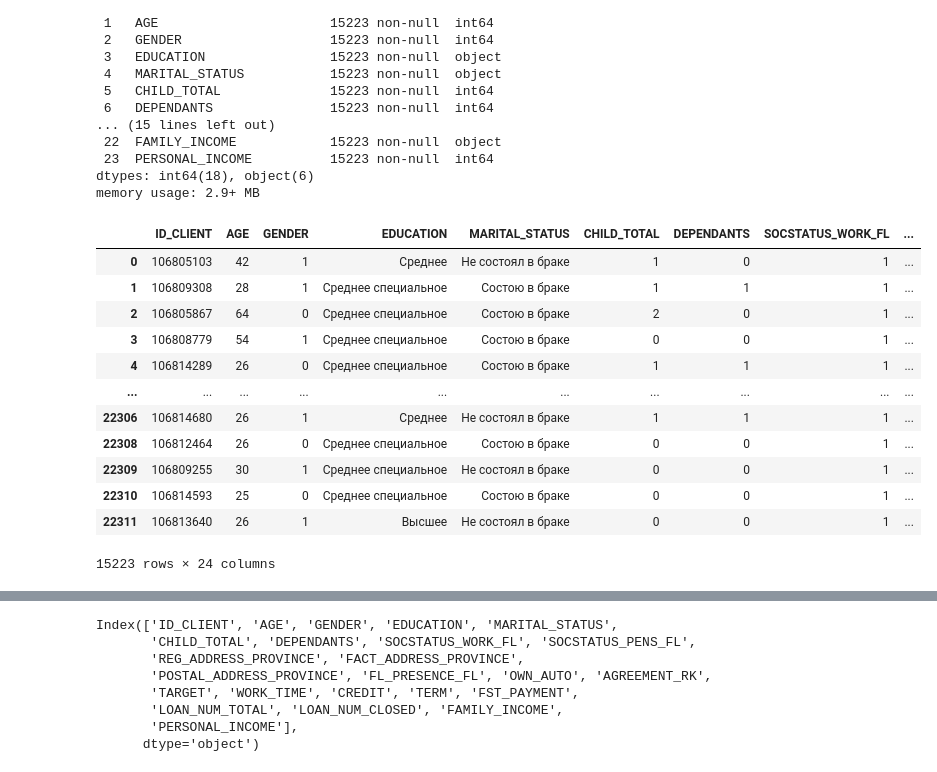
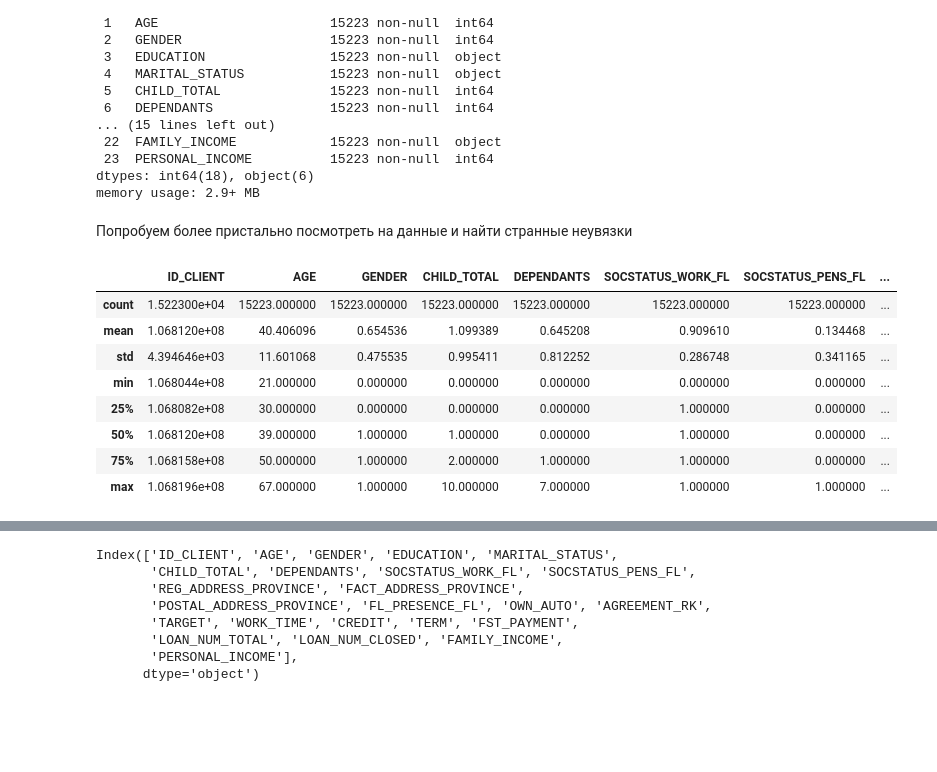
Before and after one commit to gbull25/streamlit_hw, a Jupyter notebook: pre-EDA.ipynb, the cells around one changed output, grey strips where cells are left out. Drawn from its saved outputs; the diff is of its cells as text; code cells hidden in the pictures; blank space fills up the shorter version.

```diff
--- a/pre-EDA.ipynb
+++ b/pre-EDA.ipynb
@@ -253,19 +291,17 @@ Data columns (total 24 columns):
  23  PERSONAL_INCOME          15223 non-null  int64
 dtypes: int64(18), object(6)
 memory usage: 2.9+ MB
+# %% [markdown]
+Попробуем более пристально посмотреть на данные и найти странные неувязки
 # %%
-df
+df.describe()
 # %% [output]
-|  | ID_CLIENT | AGE | GENDER | EDUCATION | MARITAL_STATUS | CHILD_TOTAL | DEPENDANTS | SOCSTATUS_WORK_FL | ... |
-| 0 | 106805103 | 42 | 1 | Среднее | Не состоял в браке | 1 | 0 | 1 | ... |
-| 1 | 106809308 | 28 | 1 | Среднее специальное | Состою в браке | 1 | 1 | 1 | ... |
-| 2 | 106805867 | 64 | 0 | Среднее специальное | Состою в браке | 2 | 0 | 1 | ... |
-| 3 | 106808779 | 54 | 1 | Среднее специальное | Состою в браке | 0 | 0 | 1 | ... |
-| 4 | 106814289 | 26 | 0 | Среднее специальное | Состою в браке | 1 | 1 | 1 | ... |
-| ... | ... | ... | ... | ... | ... | ... | ... | ... | ... |
-| 22306 | 106814680 | 26 | 1 | Среднее | Не состоял в браке | 1 | 1 | 1 | ... |
-| 22308 | 106812464 | 26 | 0 | Среднее специальное | Состою в браке | 0 | 0 | 1 | ... |
-| 22309 | 106809255 | 30 | 1 | Среднее специальное | Не состоял в браке | 0 | 0 | 1 | ... |
-| 22310 | 106814593 | 25 | 0 | Среднее специальное | Состою в браке | 0 | 0 | 1 | ... |
-| 22311 | 106813640 | 26 | 1 | Высшее | Не состоял в браке | 0 | 0 | 1 | ... |
+|  | ID_CLIENT | AGE | GENDER | CHILD_TOTAL | DEPENDANTS | SOCSTATUS_WORK_FL | SOCSTATUS_PENS_FL | ... |
+| count | 1.522300e+04 | 15223.000000 | 15223.000000 | 15223.000000 | 15223.000000 | 15223.000000 | 15223.000000 | ... |
+| mean | 1.068120e+08 | 40.406096 | 0.654536 | 1.099389 | 0.645208 | 0.909610 | 0.134468 | ... |
+| std | 4.394646e+03 | 11.601068 | 0.475535 | 0.995411 | 0.812252 | 0.286748 | 0.341165 | ... |
+| min | 1.068044e+08 | 21.000000 | 0.000000 | 0.000000 | 0.000000 | 0.000000 | 0.000000 | ... |
+| 25% | 1.068082e+08 | 30.000000 | 0.000000 | 0.000000 | 0.000000 | 1.000000 | 0.000000 | ... |
+| 50% | 1.068120e+08 | 39.000000 | 1.000000 | 1.000000 | 0.000000 | 1.000000 | 0.000000 | ... |
+| 75% | 1.068158e+08 | 50.000000 | 1.000000 | 2.000000 | 1.000000 | 1.000000 | 0.000000 | ... |
+| max | 1.068196e+08 | 67.000000 | 1.000000 | 10.000000 | 7.000000 | 1.000000 | 1.000000 | ... |
-15223 rows × 24 columns
```
Also changed, not shown: parts of 29 cells of this notebook, 1 other file.
